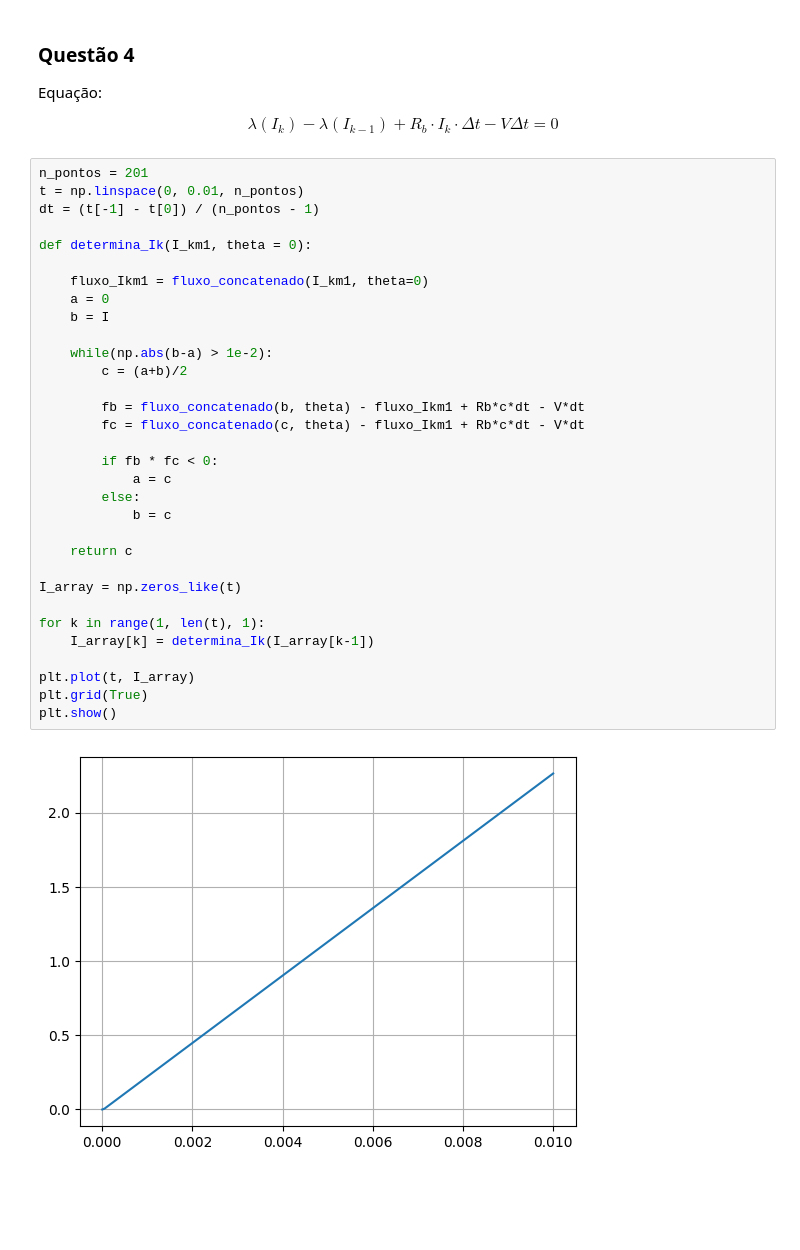
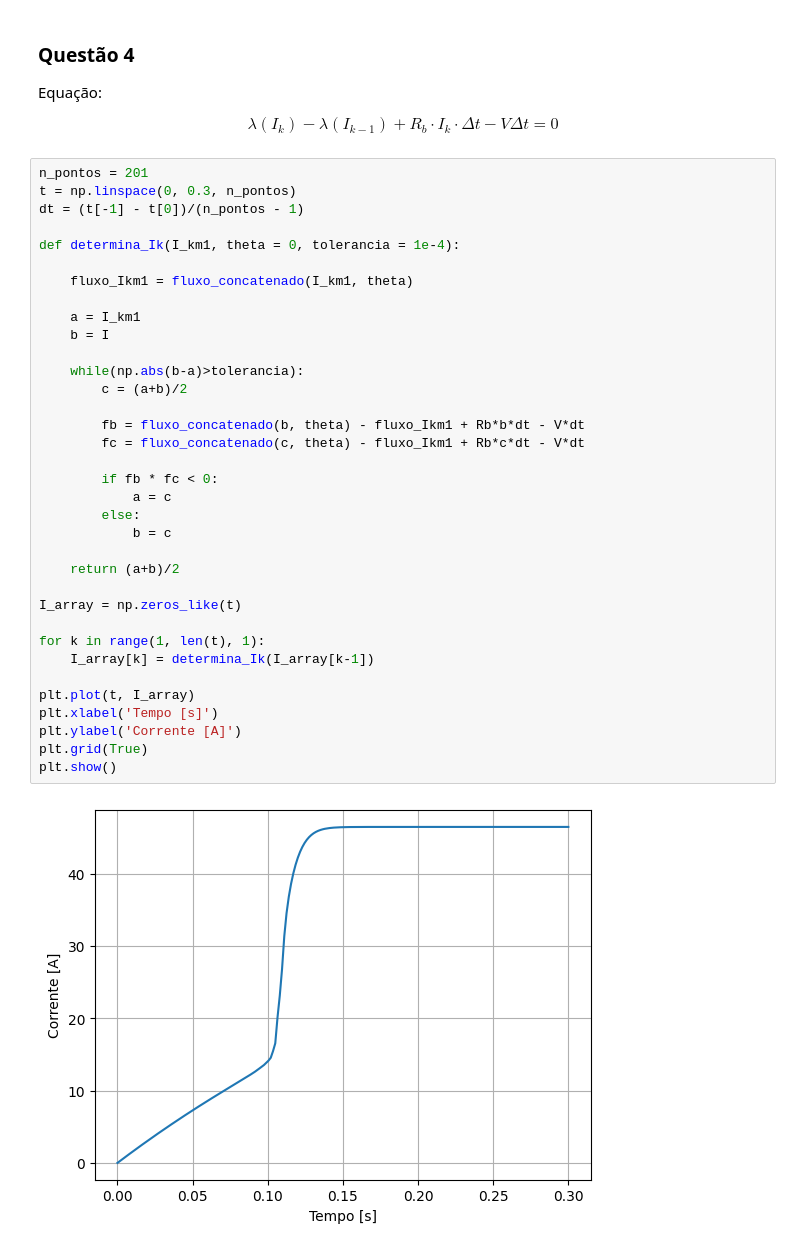
Before and after one commit to Tulio-Tav/Conversao_Eletromecanica, a Jupyter notebook: Projeto de conversão.ipynb, the cells around one changed output. Saved outputs shown, nothing was run; the diff lists cells and outputs as text; blank space fills up the shorter version.

```diff
--- a/Projeto de conversão.ipynb
+++ b/Projeto de conversão.ipynb
@@ -231,37 +231,40 @@ A tensão a ser aplicada para gerar uma corrente de 46.46 A é de 9.29 V
 Equação:
 
 $$\lambda(I_k) - \lambda(I_{k-1}) + R_b\cdot I_k\cdot\Delta t - V\Delta t = 0$$
-# %%
-n_pontos = 201
-t = np.linspace(0, 0.01, n_pontos)
-dt = (t[-1] - t[0]) / (n_pontos - 1)
-
-def determina_Ik(I_km1, theta = 0):
-
-    fluxo_Ikm1 = fluxo_concatenado(I_km1, theta=0)
-    a = 0
-    b = I
-
-    while(np.abs(b-a) > 1e-2):
-        c = (a+b)/2
-
-        fb = fluxo_concatenado(b, theta) - fluxo_Ikm1 + Rb*c*dt - V*dt
-        fc = fluxo_concatenado(c, theta) - fluxo_Ikm1 + Rb*c*dt - V*dt
-
-        if fb * fc < 0:
-            a = c
-        else:
-            b = c
-
-    return c
-
-I_array = np.zeros_like(t)
-
-for k in range(1, len(t), 1):
-    I_array[k] = determina_Ik(I_array[k-1])
-
-plt.plot(t, I_array)
-plt.grid(True)
-plt.show()
-# %% [output]
-[figure, removed]
+# %%
+n_pontos = 201
+t = np.linspace(0, 0.3, n_pontos)
+dt = (t[-1] - t[0])/(n_pontos - 1)
+
+def determina_Ik(I_km1, theta = 0, tolerancia = 1e-4):
+
+    fluxo_Ikm1 = fluxo_concatenado(I_km1, theta)
+
+    a = I_km1
+    b = I
+
+    while(np.abs(b-a)>tolerancia):
+        c = (a+b)/2
+
+        fb = fluxo_concatenado(b, theta) - fluxo_Ikm1 + Rb*b*dt - V*dt
+        fc = fluxo_concatenado(c, theta) - fluxo_Ikm1 + Rb*c*dt - V*dt
+
+        if fb * fc < 0:
+            a = c
+        else:
+            b = c
+
+    return (a+b)/2
+
+I_array = np.zeros_like(t)
+
+for k in range(1, len(t), 1):
+    I_array[k] = determina_Ik(I_array[k-1])
+
+plt.plot(t, I_array)
+plt.xlabel('Tempo [s]')
+plt.ylabel('Corrente [A]')
+plt.grid(True)
+plt.show()
+# %% [output]
+[figure, added]
```
